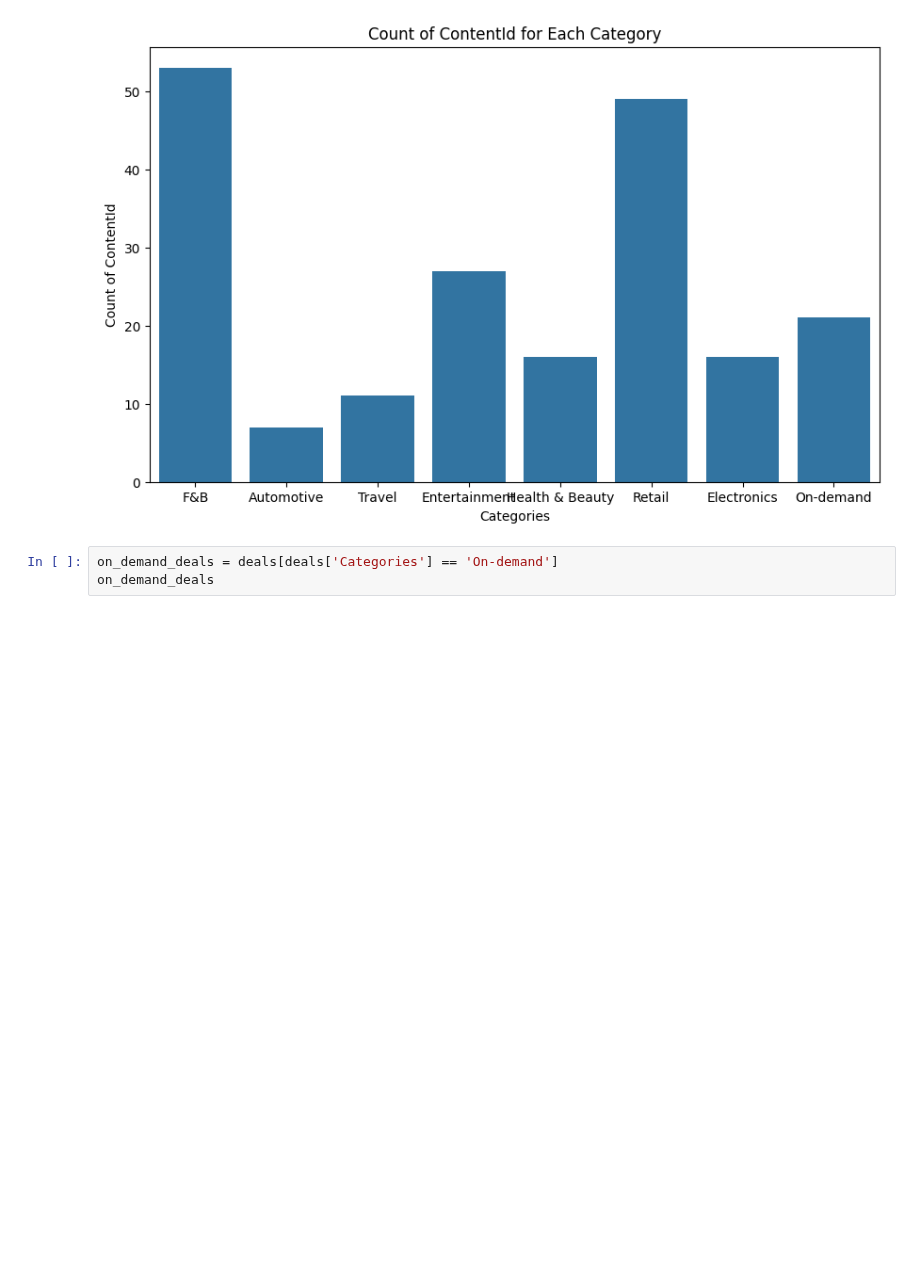
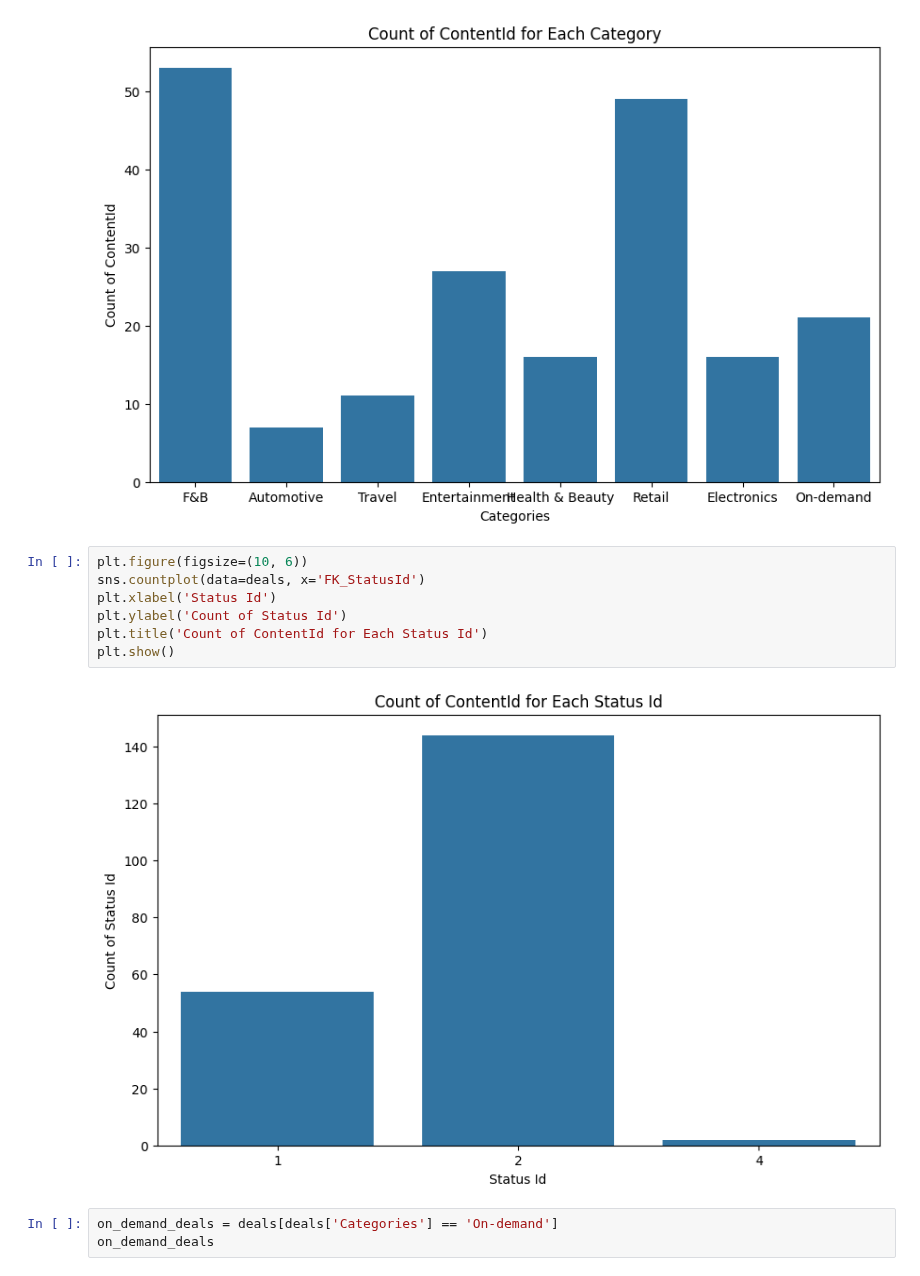
Before and after one commit to DboukAli98/KFHXRelatedAi, a Jupyter notebook: NoteBooks/Data Exploration/Deals_Data_Exploration.ipynb, the cells around one changed output. Drawn from its saved outputs; the diff is of its cells as text; blank space fills up the shorter version.

```diff
--- a/NoteBooks/Data Exploration/Deals_Data_Exploration.ipynb
+++ b/NoteBooks/Data Exploration/Deals_Data_Exploration.ipynb
@@ -35,6 +35,15 @@ plt.title('Count of ContentId for Each Category')
 plt.show()
 # %% [output]
 [figure]
+# %%
+plt.figure(figsize=(10, 6))
+sns.countplot(data=deals, x='FK_StatusId')
+plt.xlabel('Status Id')
+plt.ylabel('Count of Status Id')
+plt.title('Count of ContentId for Each Status Id')
+plt.show()
+# %% [output]
+[figure, added]
 # %%
 on_demand_deals = deals[deals['Categories'] == 'On-demand']
 on_demand_deals
```
Also changed, not shown: parts of 1 cell of this notebook, 1 other file.
